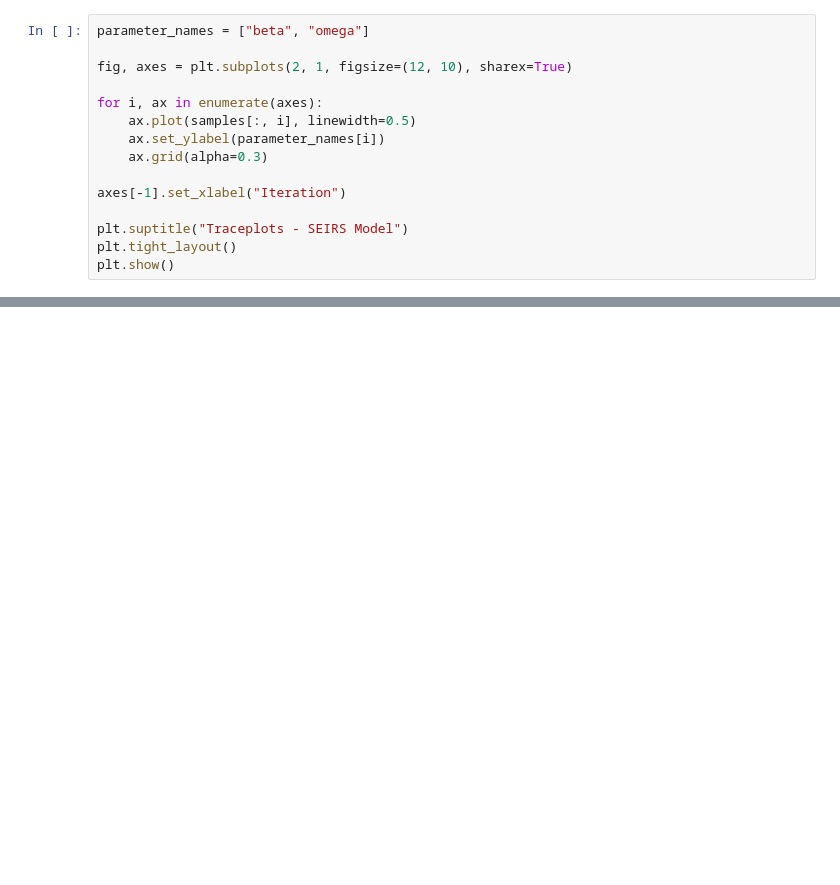
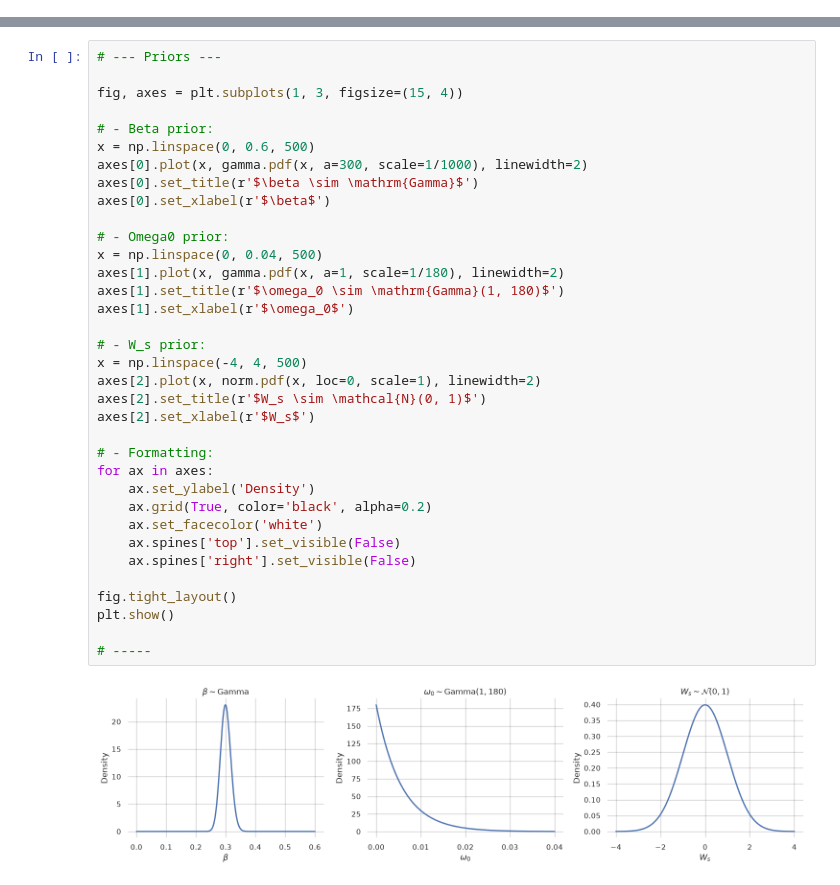
Before and after one commit to e-foster/flu-modelling-nihr, a Jupyter notebook: 03-gemlib-testing.ipynb, the cells around one changed output, grey strips where cells are left out. Saved outputs shown, nothing was run; the diff lists cells and outputs as text; blank space fills up the shorter version.

```diff
--- a/03-gemlib-testing.ipynb
+++ b/03-gemlib-testing.ipynb
@@ -261,15 +0,0 @@ samples, info = mcmc(
-# %%
-parameter_names = ["beta", "omega"]
-
-fig, axes = plt.subplots(2, 1, figsize=(12, 10), sharex=True)
-
-for i, ax in enumerate(axes):
-    ax.plot(samples[:, i], linewidth=0.5)
-    ax.set_ylabel(parameter_names[i])
-    ax.grid(alpha=0.3)
-
-axes[-1].set_xlabel("Iteration")
-
-plt.suptitle("Traceplots - SEIRS Model")
-plt.tight_layout()
-plt.show()
@@ -275,0 +182,37 @@ plt.show()
+# %%
+# --- Priors ---
+
+fig, axes = plt.subplots(1, 3, figsize=(15, 4))
+
+# - Beta prior:
+x = np.linspace(0, 0.6, 500)
+axes[0].plot(x, gamma.pdf(x, a=300, scale=1/1000), linewidth=2)
+axes[0].set_title(r'$\beta \sim \mathrm{Gamma}$')
+axes[0].set_xlabel(r'$\beta$')
+
+# - Omega0 prior:
+x = np.linspace(0, 0.04, 500)
+axes[1].plot(x, gamma.pdf(x, a=1, scale=1/180), linewidth=2)
+axes[1].set_title(r'$\omega_0 \sim \mathrm{Gamma}(1, 180)$')
+axes[1].set_xlabel(r'$\omega_0$')
+
+# - W_s prior:
+x = np.linspace(-4, 4, 500)
+axes[2].plot(x, norm.pdf(x, loc=0, scale=1), linewidth=2)
+axes[2].set_title(r'$W_s \sim \mathcal{N}(0, 1)$')
+axes[2].set_xlabel(r'$W_s$')
+
+# - Formatting:
+for ax in axes:
+    ax.set_ylabel('Density')
+    ax.grid(True, color='black', alpha=0.2)
+    ax.set_facecolor('white')
+    ax.spines['top'].set_visible(False)
+    ax.spines['right'].set_visible(False)
+
+fig.tight_layout()
+plt.show()
+
+# -----
+# %% [output]
+[figure, added]
```
Also changed, not shown: parts of 46 cells of this notebook, 2 other files.
